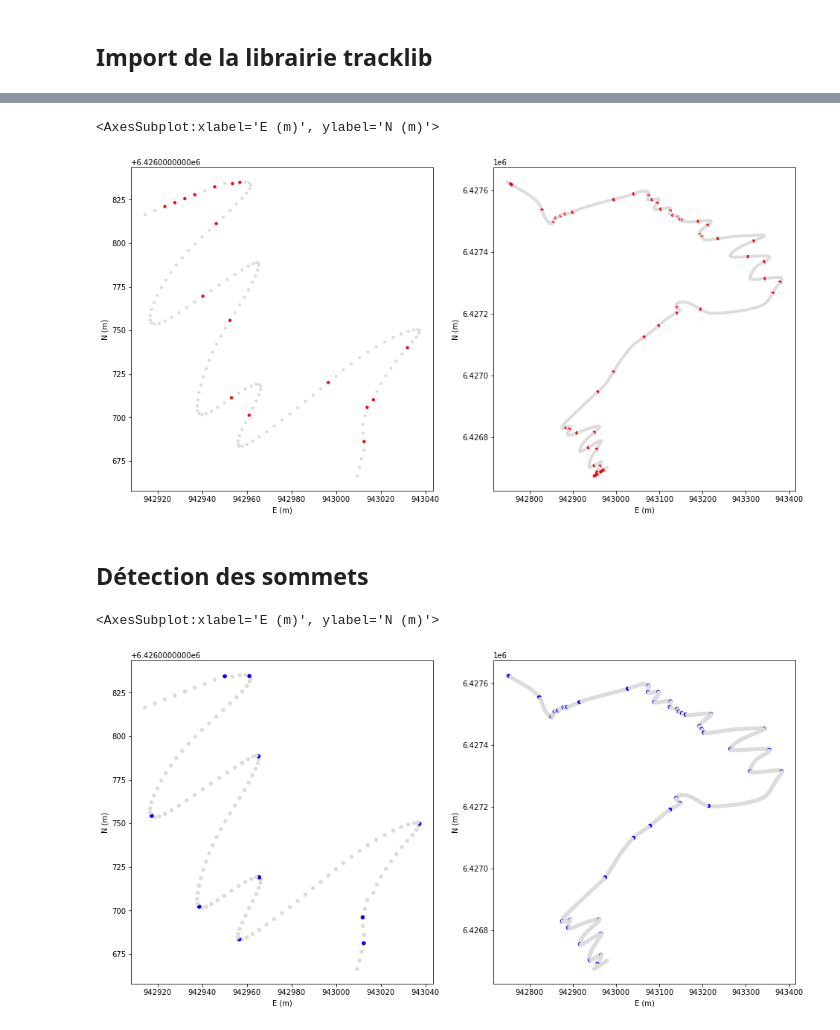
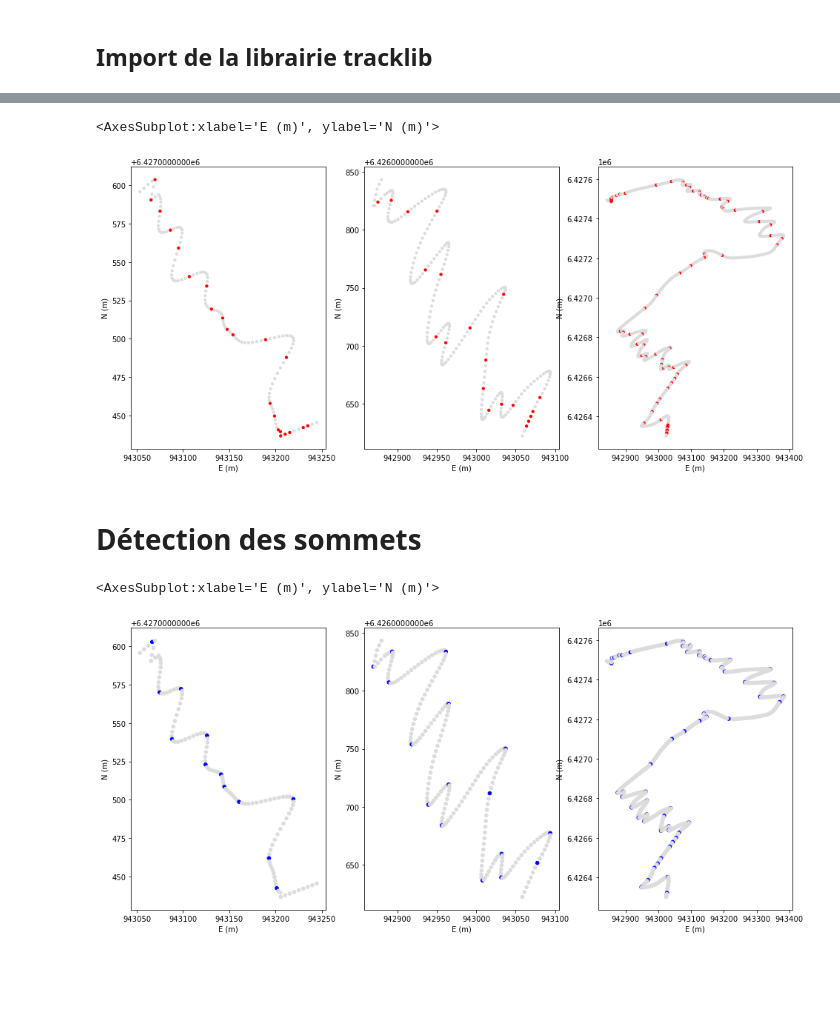
Before and after one commit to umrlastig/tracklib, a Jupyter notebook: doc/source/notebook/Switchbacks.ipynb, the cells around one changed output, grey strips where cells are left out. Saved outputs shown, nothing was run; the diff lists cells and outputs as text; code cells hidden in the pictures; blank space fills up the shorter version.

```diff
--- a/doc/source/notebook/Switchbacks.ipynb
+++ b/doc/source/notebook/Switchbacks.ipynb
@@ -91,34 +113,44 @@ Nombre de points après la trace 2: 637
 # %%
 import tracklib.algo.Cinematics as Cinematics
 import tracklib.core.Utils as utils
 
-trace1.addAnalyticalFeature(Cinematics.isInflection, "pointinflexion")
-trace2.addAnalyticalFeature(Cinematics.isInflection, "pointinflexion")
+# Calcul
+trace1.addAnalyticalFeature(Cinematics.inflection)
+trace2.addAnalyticalFeature(Cinematics.inflection)
+trace3.addAnalyticalFeature(Cinematics.inflection)
 
 # Dessin
 COLS = utils.getColorMap((220, 220, 220), (255, 0, 0))
-
-plt.figure(figsize = (16,8))
-plt.subplot(1, 2, 1)
-trace1.plot(type='POINT', af_name='pointinflexion', append = True, cmap = COLS, pointsize=10)
-plt.subplot(1, 2, 2)
-trace2.plot(type='POINT', af_name='pointinflexion', append = True, cmap = COLS, pointsize=10)
+plt.figure(figsize = (16,7))
+plt.subplot(1, 3, 1)
+trace1.plot(type='POINT', af_name='inflection', append = True,
+            cmap = COLS, pointsize=10)
+plt.subplot(1, 3, 2)
+trace2.plot(type='POINT', af_name='inflection', append = True,
+            cmap = COLS, pointsize=10)
+plt.subplot(1, 3, 3)
+trace3.plot(type='POINT', af_name='inflection', append = True,
+            cmap = COLS, pointsize=10)
 # %% [output]
 <AxesSubplot:xlabel='E (m)', ylabel='N (m)'>
-[figure, old version]
+[figure, new version]
 # %% [markdown]
-## Détection des sommets
+# Détection des sommets
 # %%
-trace1.addAnalyticalFeature(Cinematics.vertex, "sommet")
-trace2.addAnalyticalFeature(Cinematics.vertex, "sommet")
+# Calcul
+trace1.addAnalyticalFeature(Cinematics.vertex)
+trace2.addAnalyticalFeature(Cinematics.vertex)
+trace3.addAnalyticalFeature(Cinematics.vertex)
 
+# Dessin
 COLS = utils.getColorMap((220, 220, 220), (0, 0, 255))
-
-plt.figure(figsize = (16,8))
-plt.subplot(1, 2, 1)
-trace1.plot(type='POINT', af_name='sommet', append = True, cmap = COLS, pointsize=20)
-plt.subplot(1, 2, 2)
-trace2.plot(type='POINT', af_name='sommet', append = True, cmap = COLS, pointsize=20)
+plt.figure(figsize = (16,7))
+plt.subplot(1, 3, 1)
+trace1.plot(type='POINT', af_name='vertex', append = True, cmap = COLS, pointsize=20)
+plt.subplot(1, 3, 2)
+trace2.plot(type='POINT', af_name='vertex', append = True, cmap = COLS, pointsize=20)
+plt.subplot(1, 3, 3)
+trace3.plot(type='POINT', af_name='vertex', append = True, cmap = COLS, pointsize=20)
 # %% [output]
 <AxesSubplot:xlabel='E (m)', ylabel='N (m)'>
-[figure, old version]
+[figure, new version]
```
Also changed, not shown: parts of 10 cells of this notebook, 2 other files.
